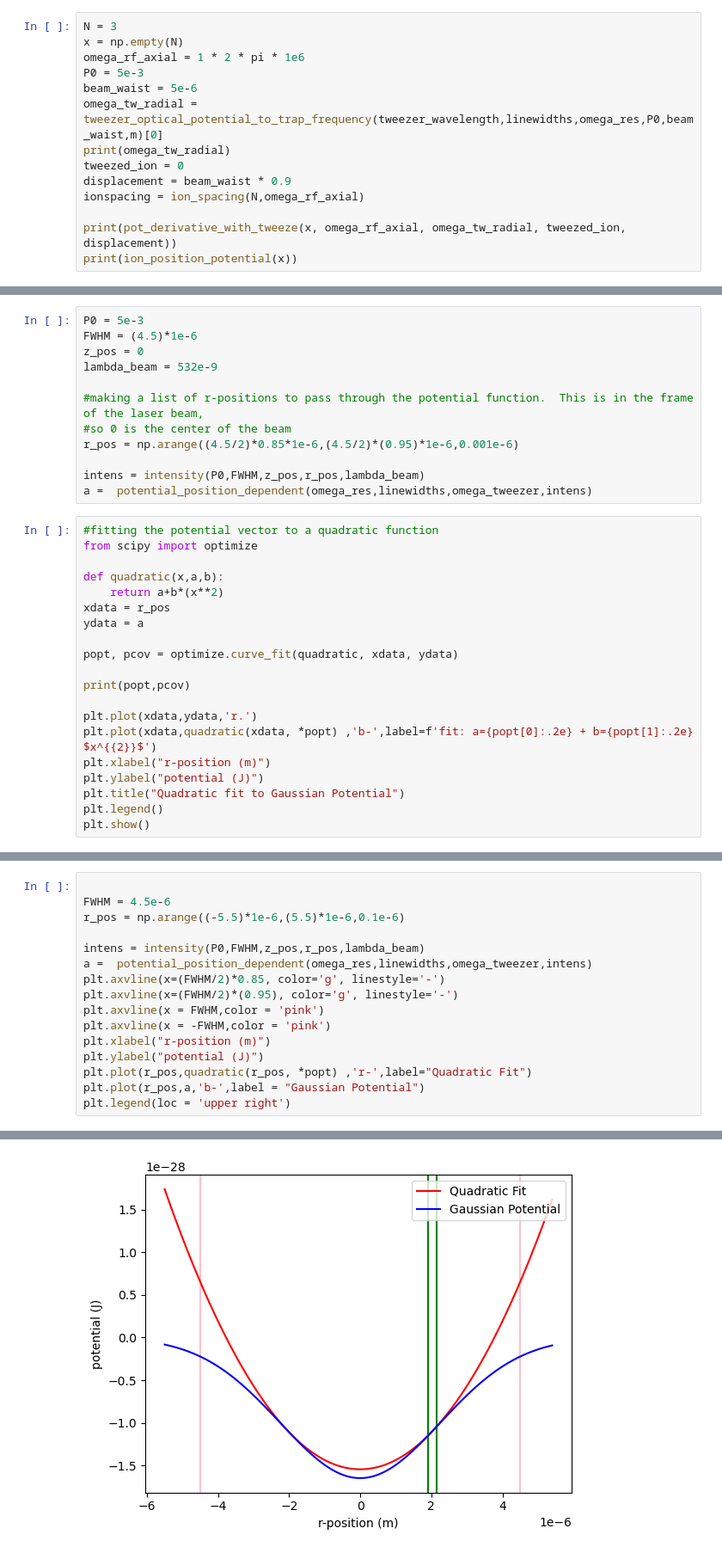
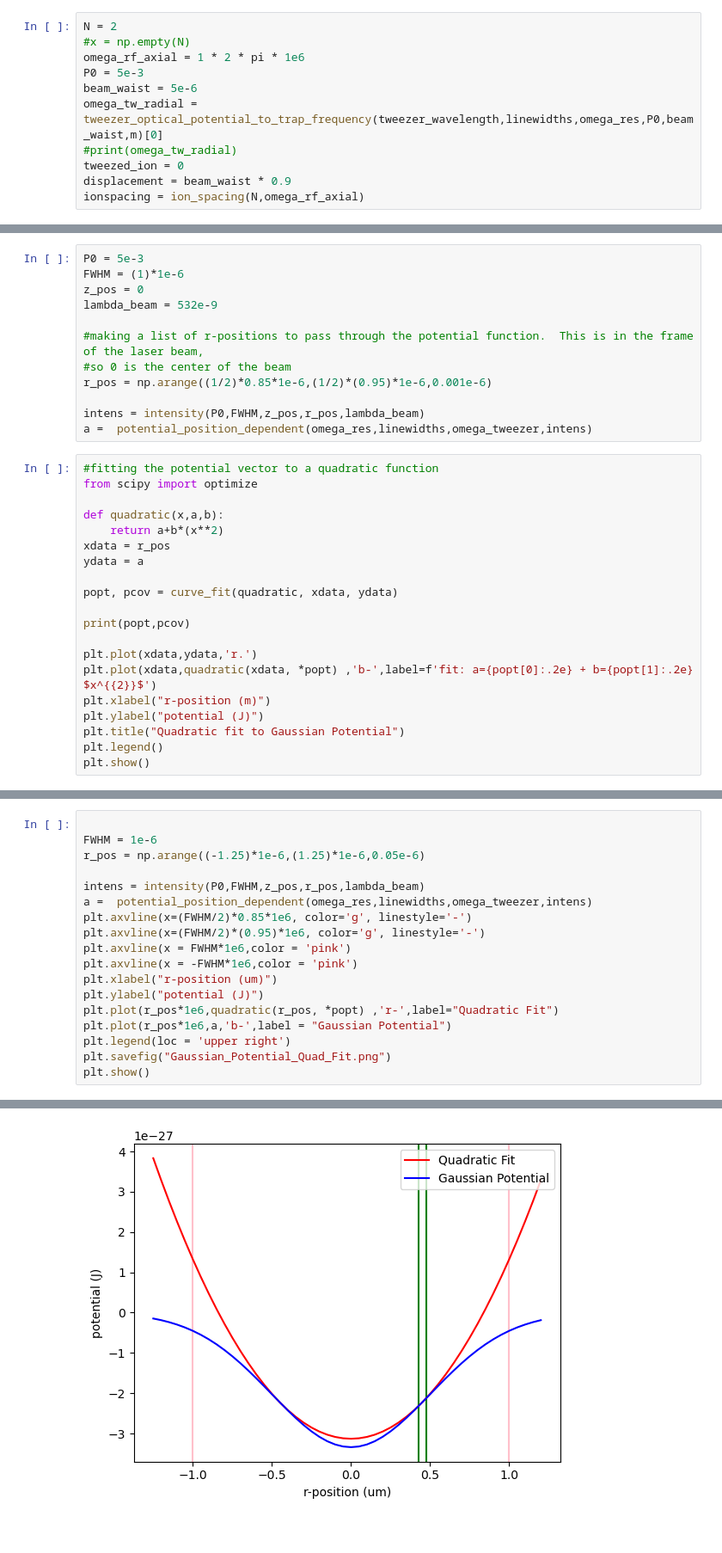
Before and after one commit to SQRLab/BladeRunner, a Jupyter notebook: Tweezers/Tweezer_Misalignment.ipynb, the cells around one changed output, grey strips where cells are left out. Shown: that part at 86% size. Saved outputs shown, nothing was run; the diff lists cells and outputs as text.

```diff
--- a/Tweezers/Tweezer_Misalignment.ipynb
+++ b/Tweezers/Tweezer_Misalignment.ipynb
@@ -26,16 +26,13 @@ omega_res = 2*pi*c/lambdares
 linewidths = np.array(df["A_ki (s^-1)"])
 lifetimes = linewidths
 # %%
-N = 3
-x = np.empty(N)
+N = 2
+#x = np.empty(N)
 omega_rf_axial = 1 * 2 * pi * 1e6
 P0 = 5e-3
 beam_waist = 5e-6
 omega_tw_radial = tweezer_optical_potential_to_trap_frequency(tweezer_wavelength,linewidths,omega_res,P0,beam_waist,m)[0]
-print(omega_tw_radial)
+#print(omega_tw_radial)
 tweezed_ion = 0
 displacement = beam_waist * 0.9
 ionspacing = ion_spacing(N,omega_rf_axial)
-
-print(pot_derivative_with_tweeze(x, omega_rf_axial, omega_tw_radial, tweezed_ion, displacement))
-print(ion_position_potential(x))
@@ -59,12 +52,12 @@ tweeze_on[0] - ionspacing[0][tweezed_ion]
 # %%
 P0 = 5e-3
-FWHM = (4.5)*1e-6
+FWHM = (1)*1e-6
 z_pos = 0
 lambda_beam = 532e-9
 
 #making a list of r-positions to pass through the potential function.  This is in the frame of the laser beam,
 #so 0 is the center of the beam
-r_pos = np.arange((4.5/2)*0.85*1e-6,(4.5/2)*(0.95)*1e-6,0.001e-6)
+r_pos = np.arange((1/2)*0.85*1e-6,(1/2)*(0.95)*1e-6,0.001e-6)
 
 intens = intensity(P0,FWHM,z_pos,r_pos,lambda_beam)
 a =  potential_position_dependent(omega_res,linewidths,omega_tweezer,intens)
@@ -77,7 +70,7 @@ def quadratic(x,a,b):
 xdata = r_pos
 ydata = a
 
-popt, pcov = optimize.curve_fit(quadratic, xdata, ydata)
+popt, pcov = curve_fit(quadratic, xdata, ydata)
 
 print(popt,pcov)
 
@@ -95,17 +88,19 @@ plt.show()
 # %%
 
-FWHM = 4.5e-6
-r_pos = np.arange((-5.5)*1e-6,(5.5)*1e-6,0.1e-6)
+FWHM = 1e-6
+r_pos = np.arange((-1.25)*1e-6,(1.25)*1e-6,0.05e-6)
 
 intens = intensity(P0,FWHM,z_pos,r_pos,lambda_beam)
 a =  potential_position_dependent(omega_res,linewidths,omega_tweezer,intens)
-plt.axvline(x=(FWHM/2)*0.85, color='g', linestyle='-')
-plt.axvline(x=(FWHM/2)*(0.95), color='g', linestyle='-')
-plt.axvline(x = FWHM,color = 'pink')
-plt.axvline(x = -FWHM,color = 'pink')
-plt.xlabel("r-position (m)")
+plt.axvline(x=(FWHM/2)*0.85*1e6, color='g', linestyle='-')
+plt.axvline(x=(FWHM/2)*(0.95)*1e6, color='g', linestyle='-')
+plt.axvline(x = FWHM*1e6,color = 'pink')
+plt.axvline(x = -FWHM*1e6,color = 'pink')
+plt.xlabel("r-position (um)")
 plt.ylabel("potential (J)")
-plt.plot(r_pos,quadratic(r_pos, *popt) ,'r-',label="Quadratic Fit")
-plt.plot(r_pos,a,'b-',label = "Gaussian Potential")
+plt.plot(r_pos*1e6,quadratic(r_pos, *popt) ,'r-',label="Quadratic Fit")
+plt.plot(r_pos*1e6,a,'b-',label = "Gaussian Potential")
 plt.legend(loc = 'upper right')
+plt.savefig("Gaussian_Potential_Quad_Fit.png")
+plt.show()
 # %% [output]
@@ -113 +107 @@ plt.legend(loc = 'upper right')
-[figure, old version]
+[figure, new version]
```
Also changed, not shown: parts of 17 cells of this notebook, 13 other files.
